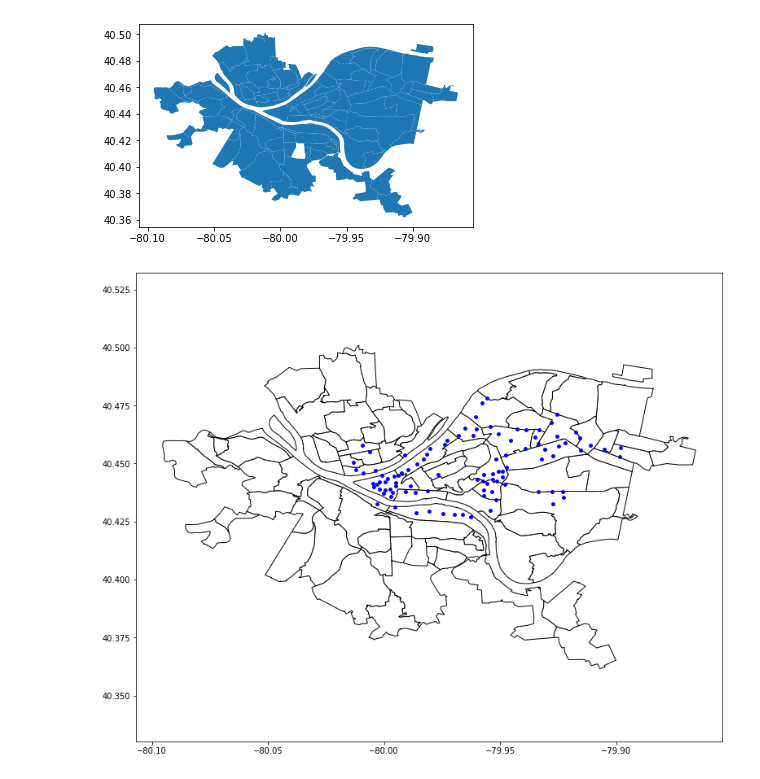
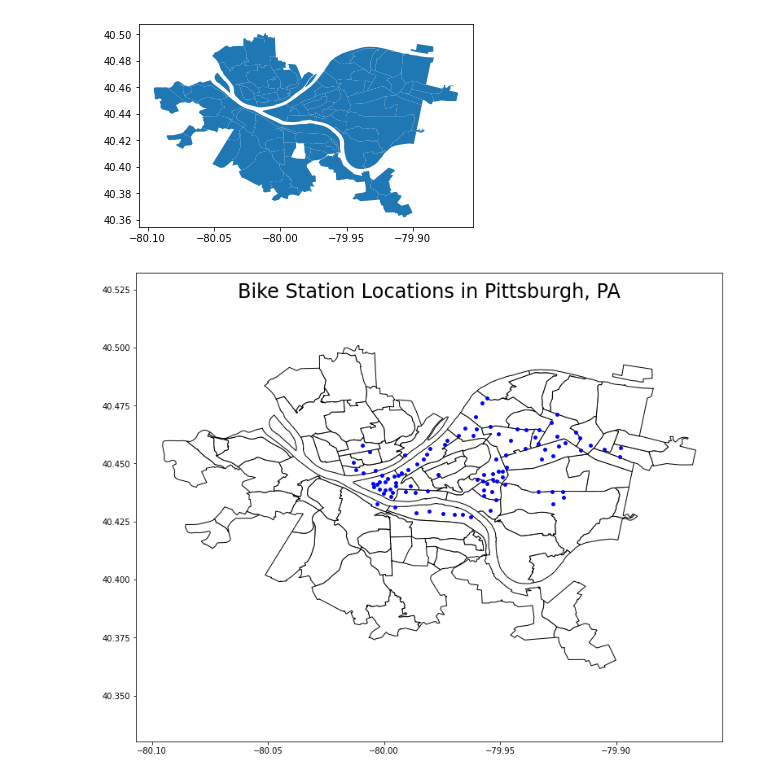
Before and after one commit to katelyn98/HealthyRide-Mapping, a Jupyter notebook: MapLocationStation.ipynb, the cells around one changed output. Saved outputs shown, nothing was run; the diff lists cells and outputs as text; code cells hidden in the pictures.

Commit message:
adding blog images

```diff
--- a/MapLocationStation.ipynb
+++ b/MapLocationStation.ipynb
@@ -67,15 +67,17 @@ pittMap.plot()
 # %%
 #Use matplotlib to plot the pittsburgh neighborhoods
 fig, ax = plt.subplots(1, figsize=(10, 8))
 ax.set_position([0,0,1,1])   # Puts axis to edge of figure
 lims = plt.axis('equal')
 ax.set_aspect('equal')
 pittMap.plot(ax = ax, color='white', edgecolor='black')
 #geopandas plotting was not working, so I just plotted the scatter plot on top of the map for now...
-plt.scatter(df['Longitude'], df['Latitude'], 15, marker='o', color='Blue')
-plt.show()
+result = plt.scatter(df['Longitude'], df['Latitude'], 15, marker='o', color='Blue')
+resultFig = result.get_figure()
+resultFig.suptitle('Bike Station Locations in Pittsburgh, PA', fontsize=24)
+resultFig.savefig("result1.png")
 # %% [output]
-[figure, old version]
+[figure, new version]
 # %%
 #Make the points from our dataframe bike station locations
 #specify coordinate reference system and make GeoDataFrame
```
Also changed, not shown: parts of 3 cells of this notebook, 2 other files.
